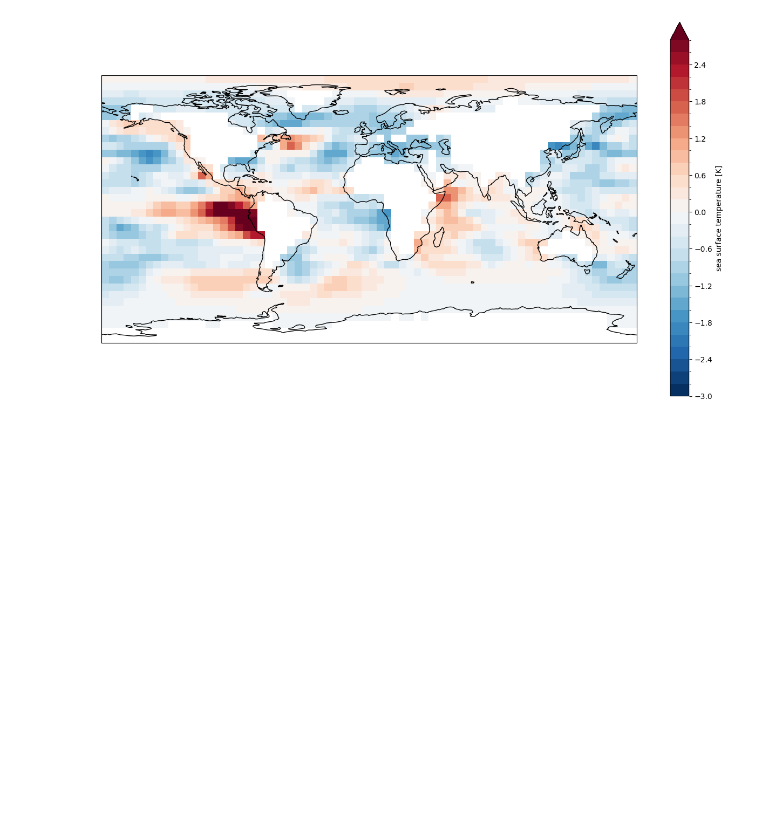
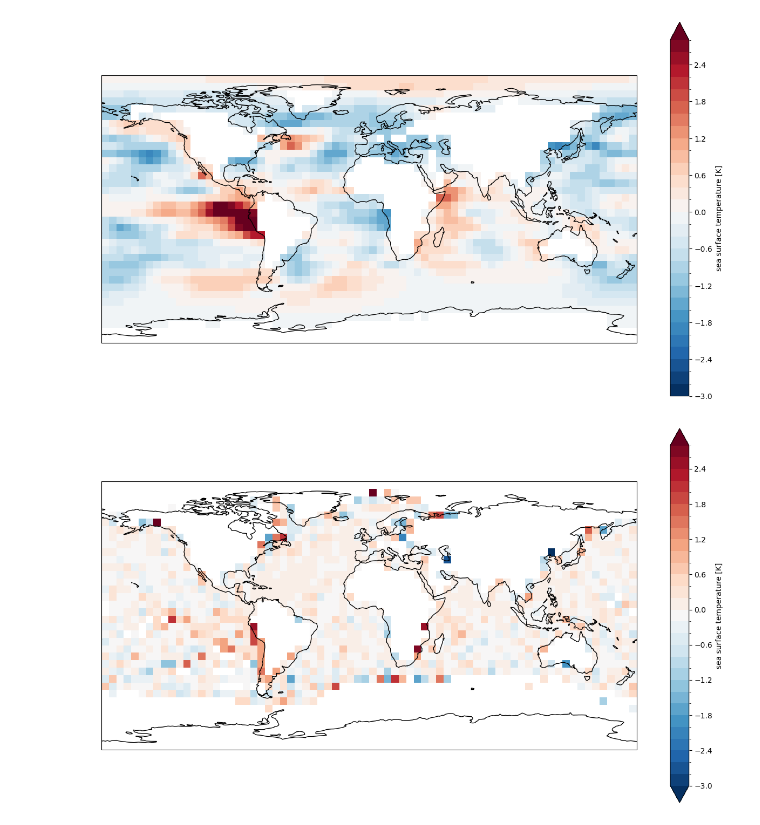
Before and after one commit to jjk-code-otter/open-ocean, a Jupyter notebook: notebooks/interpolation_examples.ipynb, the cells around one changed output. Saved outputs shown, nothing was run; the diff lists cells and outputs as text; code cells hidden in the pictures; blank space fills up the shorter version.

```diff
--- a/notebooks/interpolation_examples.ipynb
+++ b/notebooks/interpolation_examples.ipynb
@@ -80,3 +88,8 @@ interpolated_grid.data5[np.isnan(sampling_unc.sst.values[0:1,:,:])] = np.nan
 interpolated_grid.plot_map_5x5()
 # %% [output]
 [figure]
+# %%
+difference = grid - interpolated_grid
+difference.plot_map_5x5()
+# %% [output]
+[figure, added]
```
Also changed, not shown: parts of 5 cells of this notebook.
